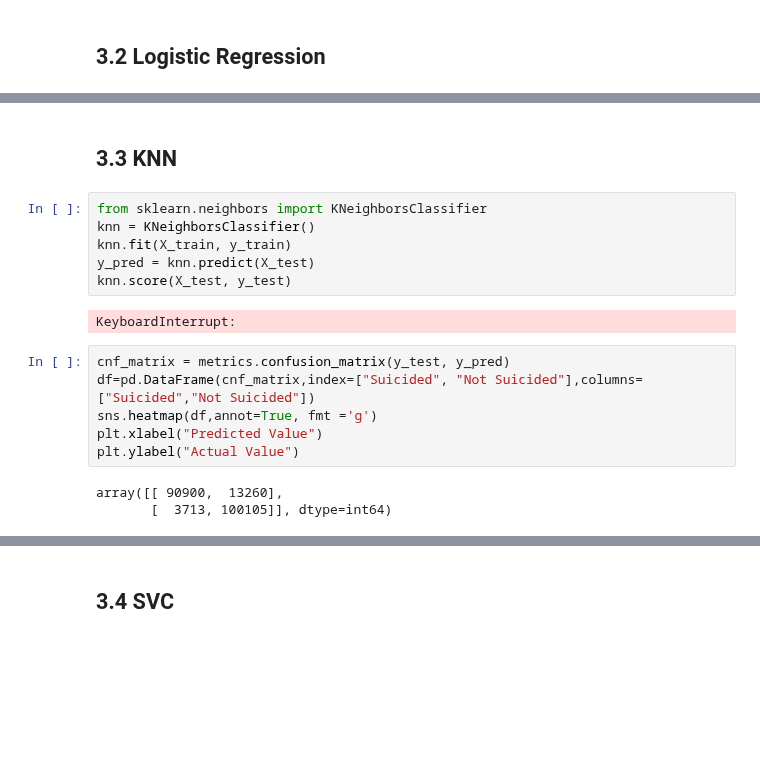
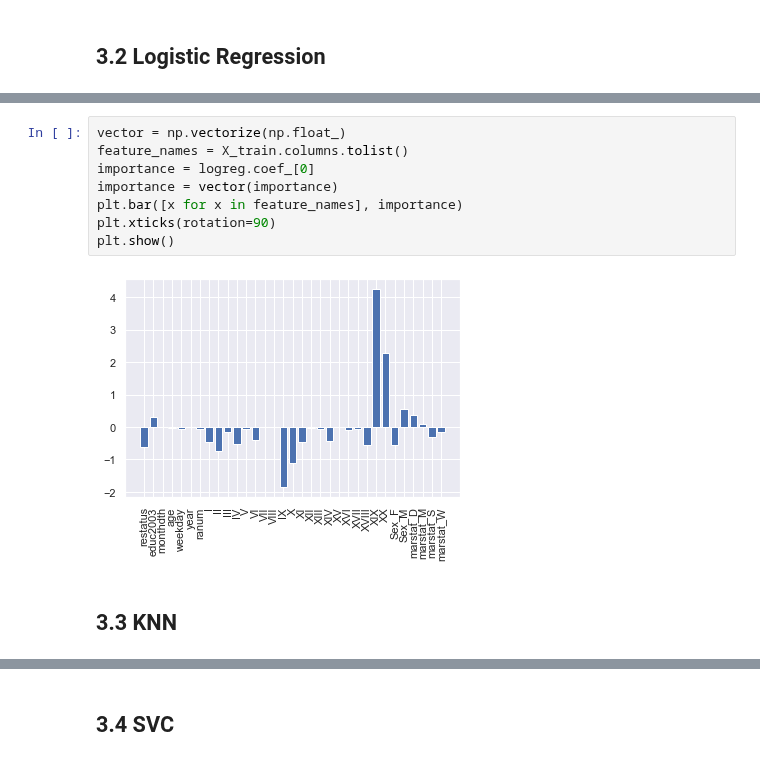
Before and after one commit to TimothiTsui/Anti_Suicide_Squad, a Jupyter notebook: model.ipynb, the cells around one changed output, grey strips where cells are left out. Saved outputs shown, nothing was run; the diff lists cells and outputs as text; blank space fills up the shorter version.

```diff
--- a/model.ipynb
+++ b/model.ipynb
@@ -78,19 +89,12 @@ Text(30.5, 0.5, 'Actual Value')
+# %%
+vector = np.vectorize(np.float_)
+feature_names = X_train.columns.tolist()
+importance = logreg.coef_[0]
+importance = vector(importance)
+plt.bar([x for x in feature_names], importance)
+plt.xticks(rotation=90)
+plt.show()
+# %% [output]
+[figure, added]
 # %% [markdown]
 ## 3.3 KNN
-# %%
-from sklearn.neighbors import KNeighborsClassifier
-knn = KNeighborsClassifier()
-knn.fit(X_train, y_train)
-y_pred = knn.predict(X_test)
-knn.score(X_test, y_test)
-# %% [output]
-KeyboardInterrupt:
-# %%
-cnf_matrix = metrics.confusion_matrix(y_test, y_pred)
-df=pd.DataFrame(cnf_matrix,index=["Suicided", "Not Suicided"],columns=["Suicided","Not Suicided"])
-sns.heatmap(df,annot=True, fmt ='g')
-plt.xlabel("Predicted Value")
-plt.ylabel("Actual Value")
-# %% [output]
-array([[ 90900,  13260],
-       [  3713, 100105]], dtype=int64)
```
Also changed, not shown: parts of 27 cells of this notebook, 1 other file.
